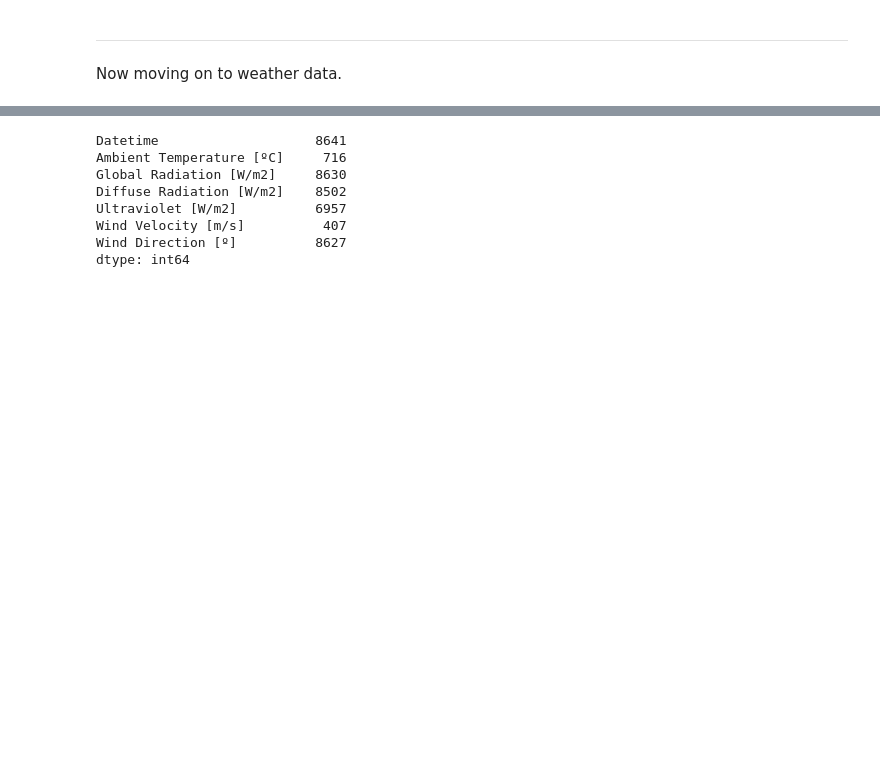
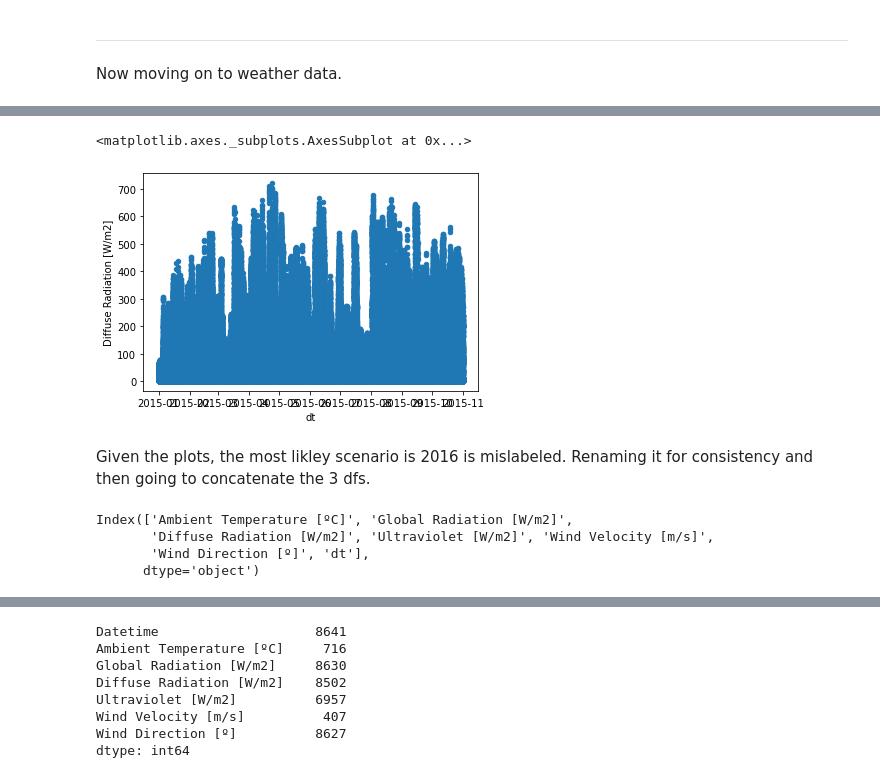
Before and after one commit to jensensj/Capstone_2-SolarPowerCompany, a Jupyter notebook: Wrangling/DataWrangling.ipynb, the cells around one changed output, grey strips where cells are left out. Saved outputs shown, nothing was run; the diff lists cells and outputs as text; code cells hidden in the pictures; blank space fills up the shorter version.

```diff
--- a/Wrangling/DataWrangling.ipynb
+++ b/Wrangling/DataWrangling.ipynb
@@ -563,0 +397,4 @@ Now we're going to look at 1 week of values to figure out the best way to group
+# %%
+w_2015.sort_values('Datetime',inplace=True)
+w_2015.set_index('Datetime',inplace=True)
+w_2015.head()
@@ -563,0 +493,7 @@ Now we're going to look at 1 week of values to figure out the best way to group
+# %%
+w_2015.plot.scatter(x='dt',y='Diffuse Radiation [W/m2]')
+# %% [output]
+<matplotlib.axes._subplots.AxesSubplot at 0x...>
+[figure, added]
+# %% [markdown]
+Given the plots, the most likley scenario is 2016 is mislabeled. Renaming it for consistency and then going to concatenate the 3 dfs.
@@ -563,0 +502,7 @@ Now we're going to look at 1 week of values to figure out the best way to group
+# %%
+w_2016.columns
+# %% [output]
+Index(['Ambient Temperature [ºC]', 'Global Radiation [W/m2]',
+       'Diffuse Radiation [W/m2]', 'Ultraviolet [W/m2]', 'Wind Velocity [m/s]',
+       'Wind Direction [º]', 'dt'],
+      dtype='object')
```
Also changed, not shown: parts of 86 cells of this notebook.
